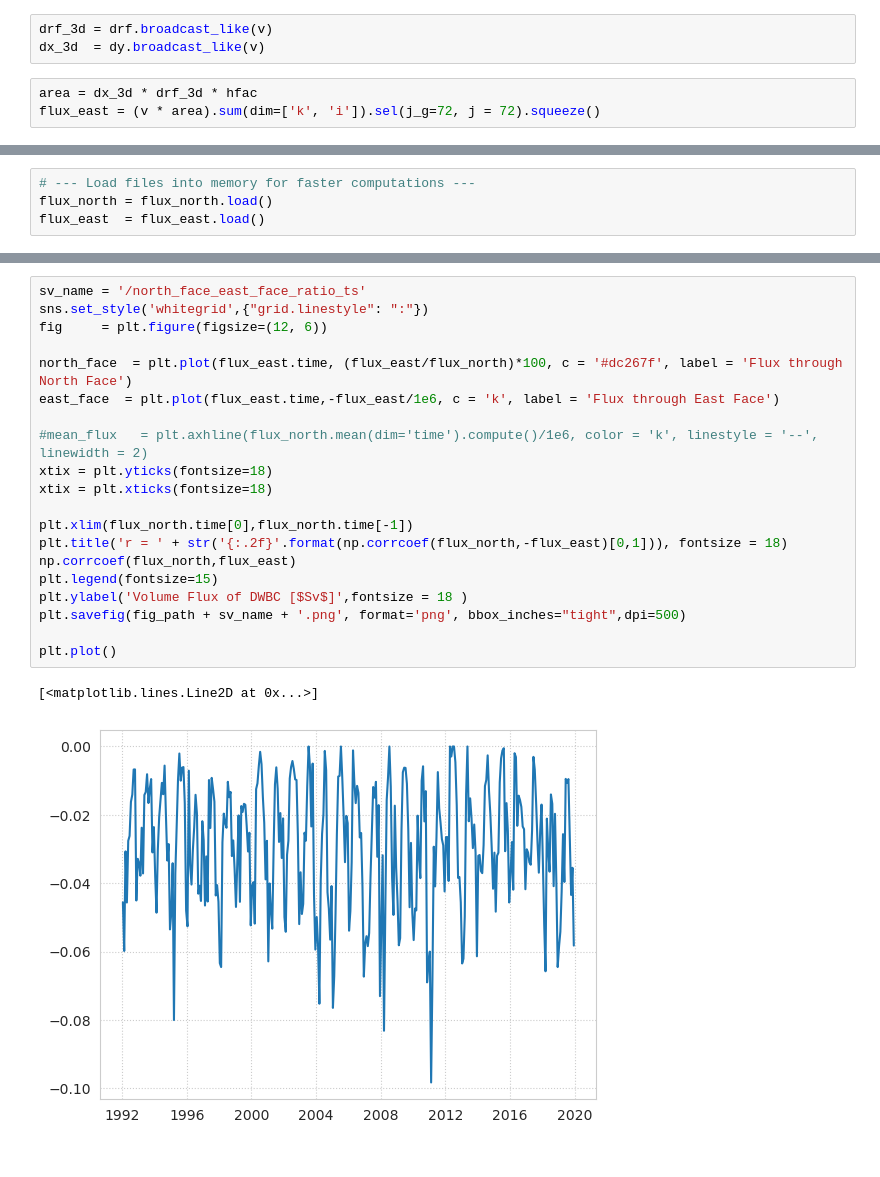
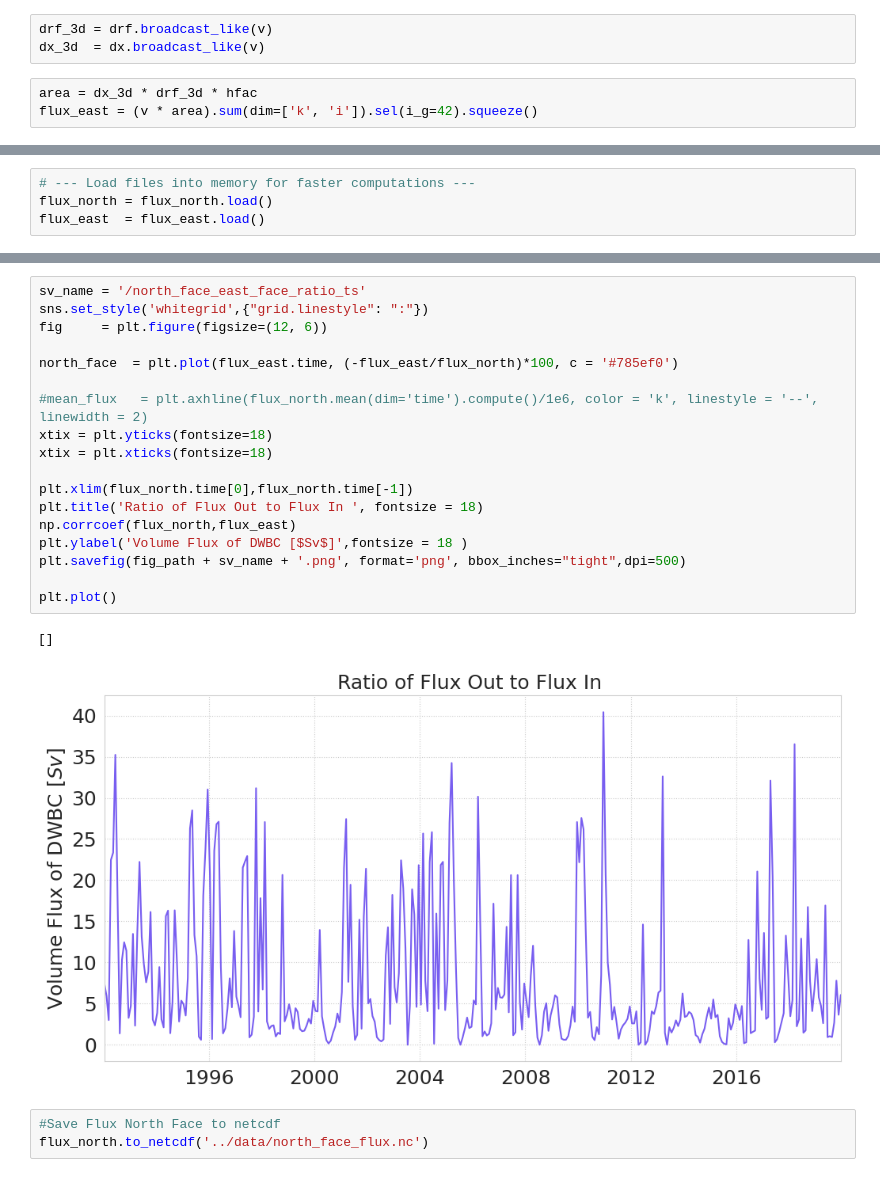
Before and after one commit to lillienders/ecco_dwbc, a Jupyter notebook: notebooks/calc_flux_across_face.ipynb, the cells around one changed output, grey strips where cells are left out. Saved outputs shown, nothing was run; the diff lists cells and outputs as text.

```diff
--- a/notebooks/calc_flux_across_face.ipynb
+++ b/notebooks/calc_flux_across_face.ipynb
@@ -75,10 +73,10 @@ dx   = ds_geom_east['dxC'].squeeze()
 drf  = ds_geom_east['drF'].squeeze()
 # %%
 drf_3d = drf.broadcast_like(v)
-dx_3d  = dy.broadcast_like(v)
+dx_3d  = dx.broadcast_like(v)
 # %%
 area = dx_3d * drf_3d * hfac
-flux_east = (v * area).sum(dim=['k', 'i']).sel(j_g=72, j = 72).squeeze()
+flux_east = (v * area).sum(dim=['k', 'i']).sel(i_g=42).squeeze()
 # %% [markdown]
 # Plot Resulting Time Series
 # %%
@@ -108,23 +106,24 @@ plt.savefig(fig_path + sv_name + '.png', format='png', bbox_inches="tight",dpi=5
 # %%
 sv_name = '/north_face_east_face_ratio_ts'
 sns.set_style('whitegrid',{"grid.linestyle": ":"})
 fig     = plt.figure(figsize=(12, 6))
 
-north_face  = plt.plot(flux_east.time, (flux_east/flux_north)*100, c = '#dc267f', label = 'Flux through North Face')
-east_face  = plt.plot(flux_east.time,-flux_east/1e6, c = 'k', label = 'Flux through East Face')
+north_face  = plt.plot(flux_east.time, (-flux_east/flux_north)*100, c = '#785ef0')
 
 #mean_flux   = plt.axhline(flux_north.mean(dim='time').compute()/1e6, color = 'k', linestyle = '--', linewidth = 2)
 xtix = plt.yticks(fontsize=18)
 xtix = plt.xticks(fontsize=18)
 
 plt.xlim(flux_north.time[0],flux_north.time[-1])
-plt.title('r = ' + str('{:.2f}'.format(np.corrcoef(flux_north,-flux_east)[0,1])), fontsize = 18)
+plt.title('Ratio of Flux Out to Flux In ', fontsize = 18)
 np.corrcoef(flux_north,flux_east)
-plt.legend(fontsize=15)
 plt.ylabel('Volume Flux of DWBC [$Sv$]',fontsize = 18 )
 plt.savefig(fig_path + sv_name + '.png', format='png', bbox_inches="tight",dpi=500)
 
 plt.plot()
 # %% [output]
-[<matplotlib.lines.Line2D at 0x...>]
+[]
-[figure, old version]
+[figure, new version]
+# %%
+#Save Flux North Face to netcdf
+flux_north.to_netcdf('../data/north_face_flux.nc')
```
Also changed, not shown: parts of 2 cells of this notebook, 4 other files.
